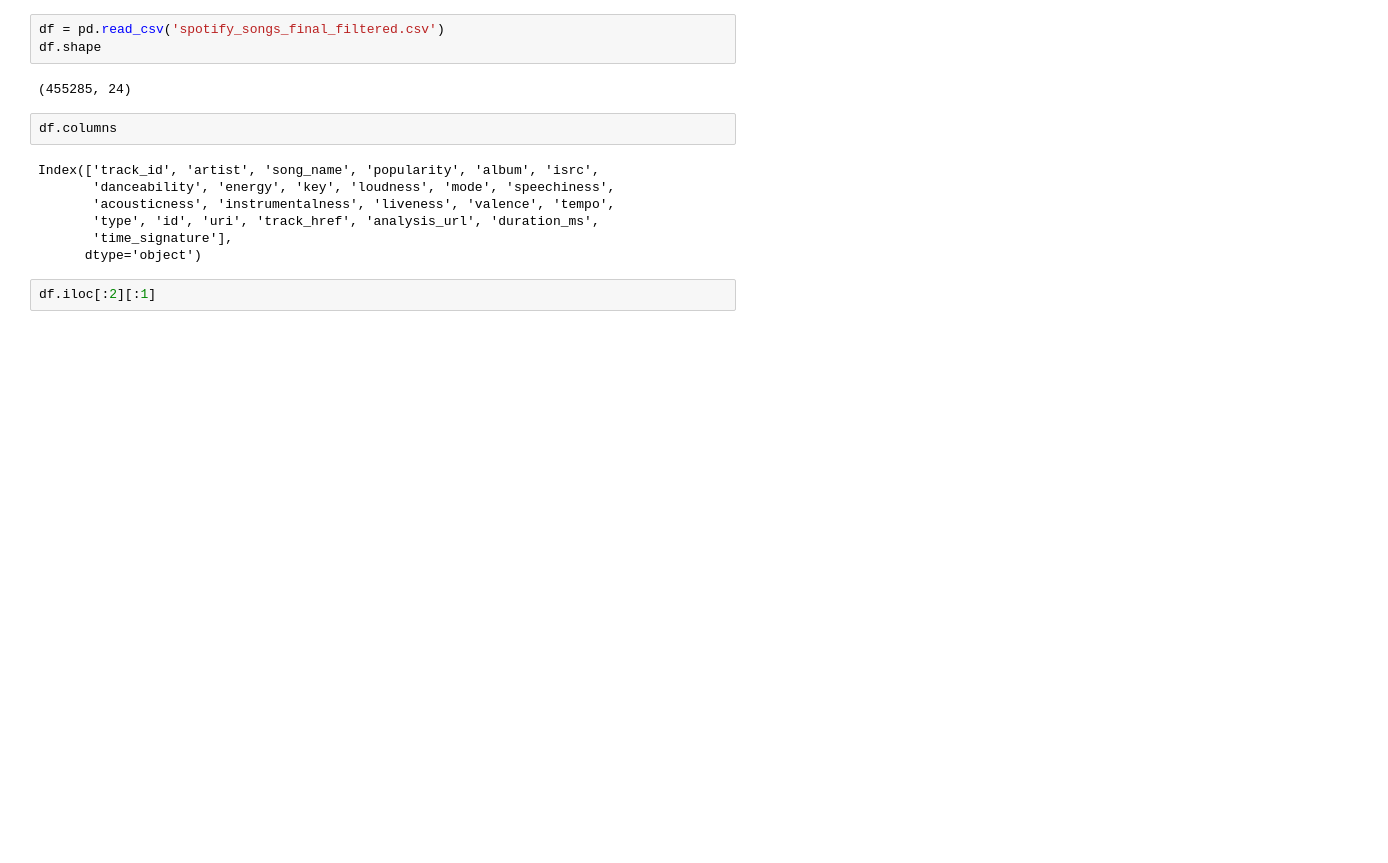
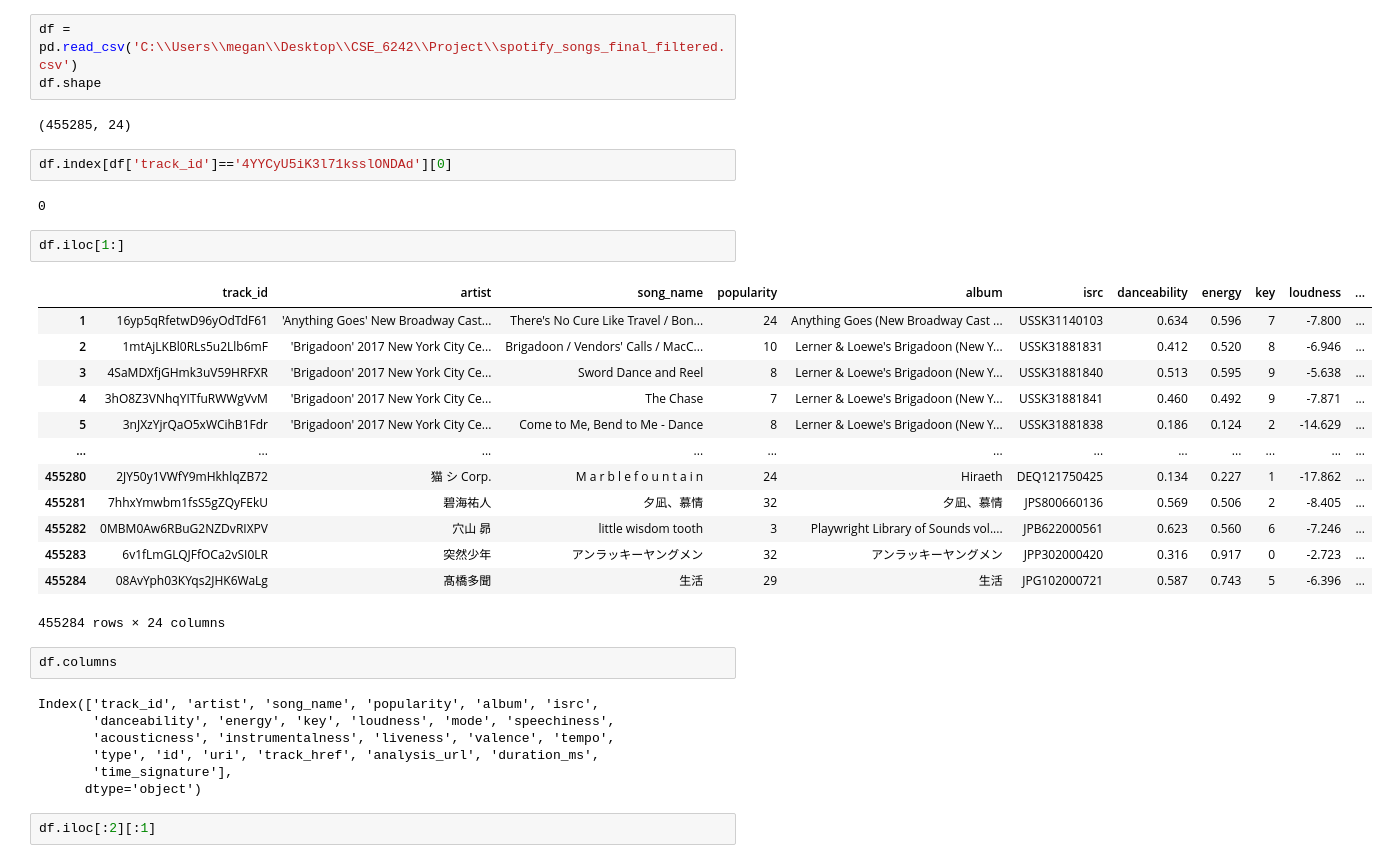
Before and after one commit to jhirschibar/music_box, a Jupyter notebook: recommender.ipynb, the cells around one changed output. Cells and saved outputs as stored; diff of their text form; blank space fills up the shorter version.

```diff
--- a/recommender.ipynb
+++ b/recommender.ipynb
@@ -6,10 +6,30 @@ from sklearn.preprocessing import normalize, scale, Normalizer
 from sklearn.cluster import KMeans
 from sklearn.decomposition import PCA
 # %%
-df = pd.read_csv('spotify_songs_final_filtered.csv')
+df = pd.read_csv('C:\\Users\\megan\\Desktop\\CSE_6242\\Project\\spotify_songs_final_filtered.csv')
 df.shape
 # %% [output]
 (455285, 24)
+# %%
+df.index[df['track_id']=='4YYCyU5iK3l71ksslONDAd'][0]
+# %% [output]
+0
+# %%
+df.iloc[1:]
+# %% [output]
+|  | track_id | artist | song_name | popularity | album | isrc | danceability | energy | key | loudness | ... |
+| 1 | 16yp5qRfetwD96yOdTdF61 | 'Anything Goes' New Broadway Cast... | There's No Cure Like Travel / Bon... | 24 | Anything Goes (New Broadway Cast ... | USSK31140103 | 0.634 | 0.596 | 7 | -7.800 | ... |
+| 2 | 1mtAjLKBl0RLs5u2Llb6mF | 'Brigadoon' 2017 New York City Ce... | Brigadoon / Vendors' Calls / MacC... | 10 | Lerner & Loewe's Brigadoon (New Y... | USSK31881831 | 0.412 | 0.520 | 8 | -6.946 | ... |
+| 3 | 4SaMDXfjGHmk3uV59HRFXR | 'Brigadoon' 2017 New York City Ce... | Sword Dance and Reel | 8 | Lerner & Loewe's Brigadoon (New Y... | USSK31881840 | 0.513 | 0.595 | 9 | -5.638 | ... |
+| 4 | 3hO8Z3VNhqYITfuRWWgVvM | 'Brigadoon' 2017 New York City Ce... | The Chase | 7 | Lerner & Loewe's Brigadoon (New Y... | USSK31881841 | 0.460 | 0.492 | 9 | -7.871 | ... |
+| 5 | 3nJXzYjrQaO5xWCihB1Fdr | 'Brigadoon' 2017 New York City Ce... | Come to Me, Bend to Me - Dance | 8 | Lerner & Loewe's Brigadoon (New Y... | USSK31881838 | 0.186 | 0.124 | 2 | -14.629 | ... |
+| ... | ... | ... | ... | ... | ... | ... | ... | ... | ... | ... | ... |
+| 455280 | 2JY50y1VWfY9mHkhlqZB72 | 猫 シ Corp. | M a r b l e f o u n t a i n | 24 | Hiraeth | DEQ121750425 | 0.134 | 0.227 | 1 | -17.862 | ... |
+| 455281 | 7hhxYmwbm1fsS5gZQyFEkU | 碧海祐人 | 夕凪、慕情 | 32 | 夕凪、慕情 | JPS800660136 | 0.569 | 0.506 | 2 | -8.405 | ... |
+| 455282 | 0MBM0Aw6RBuG2NZDvRIXPV | 穴山 昴 | little wisdom tooth | 3 | Playwright Library of Sounds vol.... | JPB622000561 | 0.623 | 0.560 | 6 | -7.246 | ... |
+| 455283 | 6v1fLmGLQJFfOCa2vSI0LR | 突然少年 | アンラッキーヤングメン | 32 | アンラッキーヤングメン | JPP302000420 | 0.316 | 0.917 | 0 | -2.723 | ... |
+| 455284 | 08AvYph03KYqs2JHK6WaLg | 髙橋多聞 | 生活 | 29 | 生活 | JPG102000721 | 0.587 | 0.743 | 5 | -6.396 | ... |
+455284 rows × 24 columns
 # %%
 df.columns
 # %% [output]
```
Also changed, not shown: parts of 2 cells of this notebook, 19 other files.
